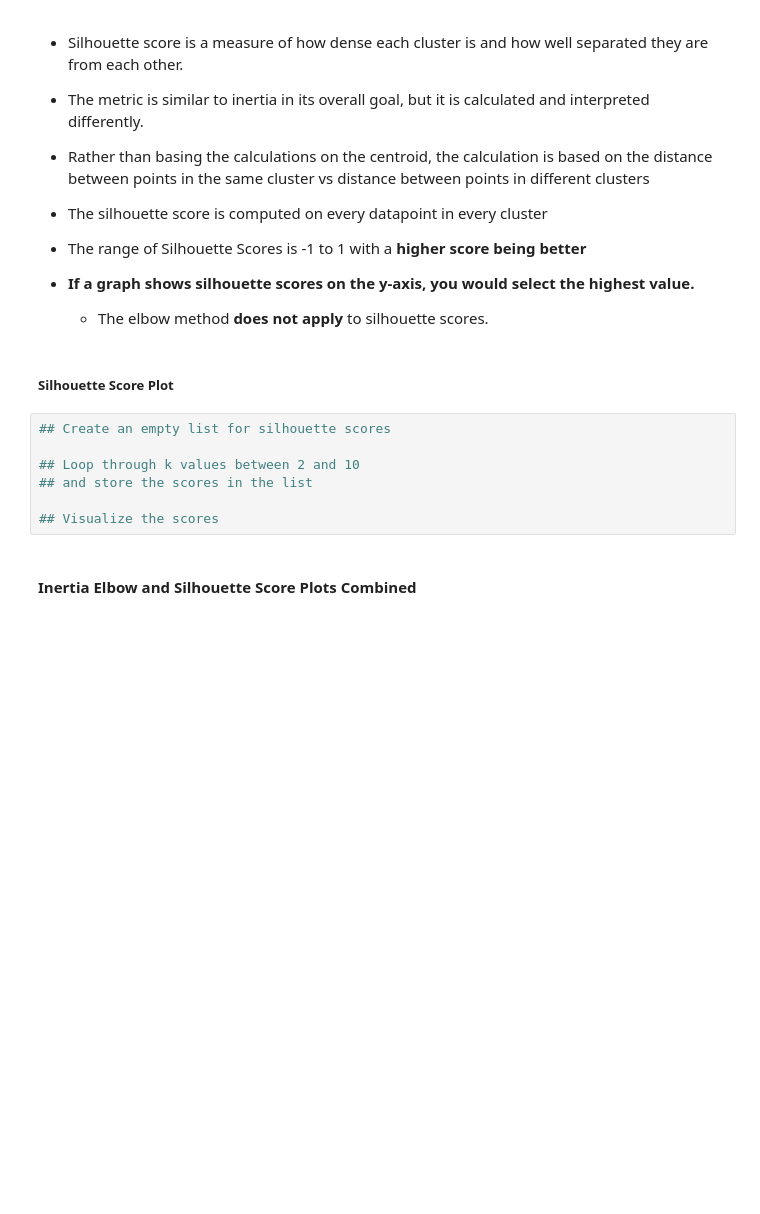
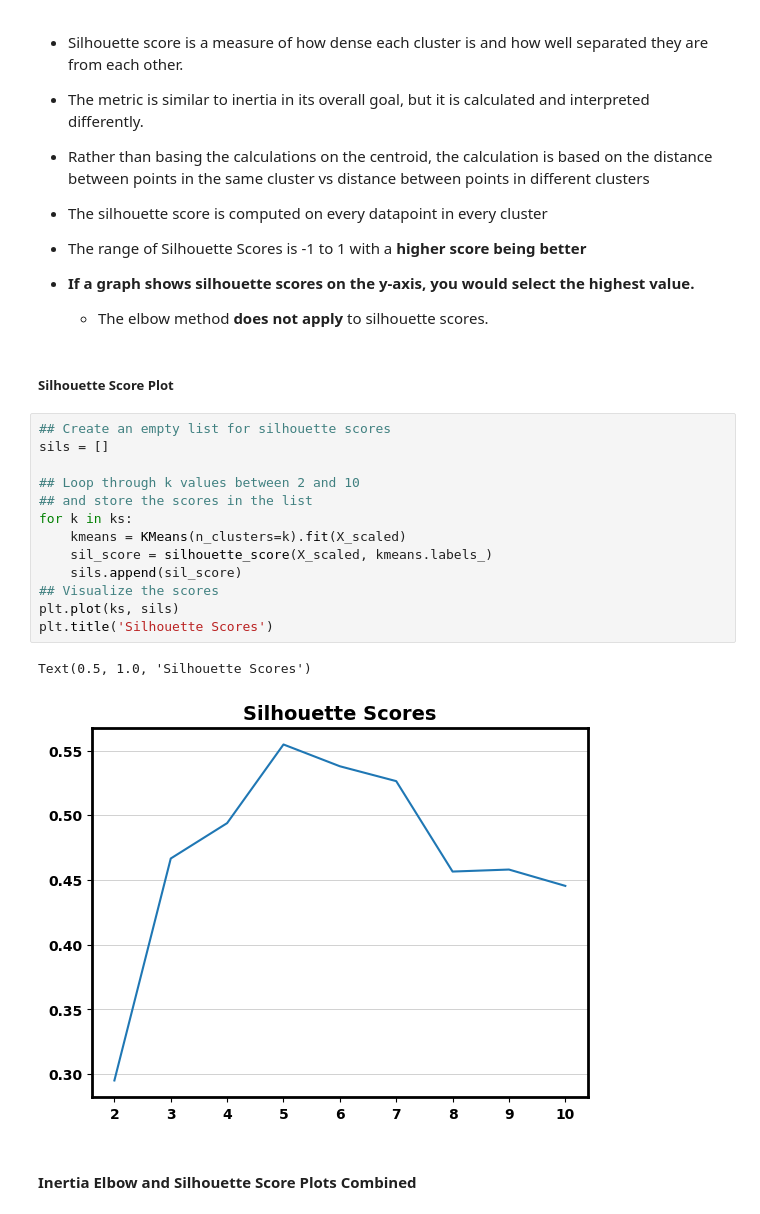
Before and after one commit to Caellwyn/intermediate-ml-wk02-unsupervised-learning-codealongs, a Jupyter notebook: Lecture 1/IN CLASS Data Analysis with Clustering codealong.ipynb, the cells around one changed output. Drawn from its saved outputs; the diff is of its cells as text; blank space fills up the shorter version.

```diff
--- a/Lecture 1/IN CLASS Data Analysis with Clustering codealong.ipynb
+++ b/Lecture 1/IN CLASS Data Analysis with Clustering codealong.ipynb
@@ -214,11 +290,20 @@ There are many ways to do this:
 ##### **Silhouette Score Plot**
 # %%
 ## Create an empty list for silhouette scores
+sils = []
 
 ## Loop through k values between 2 and 10
 ## and store the scores in the list
-
+for k in ks:
+    kmeans = KMeans(n_clusters=k).fit(X_scaled)
+    sil_score = silhouette_score(X_scaled, kmeans.labels_)
+    sils.append(sil_score)
 ## Visualize the scores
+plt.plot(ks, sils)
+plt.title('Silhouette Scores')
+# %% [output]
+Text(0.5, 1.0, 'Silhouette Scores')
+[figure, added]
 # %% [markdown]
 #### **Inertia Elbow and Silhouette Score Plots Combined**
 # %%
```
Also changed, not shown: parts of 20 cells of this notebook, 1 other file.
